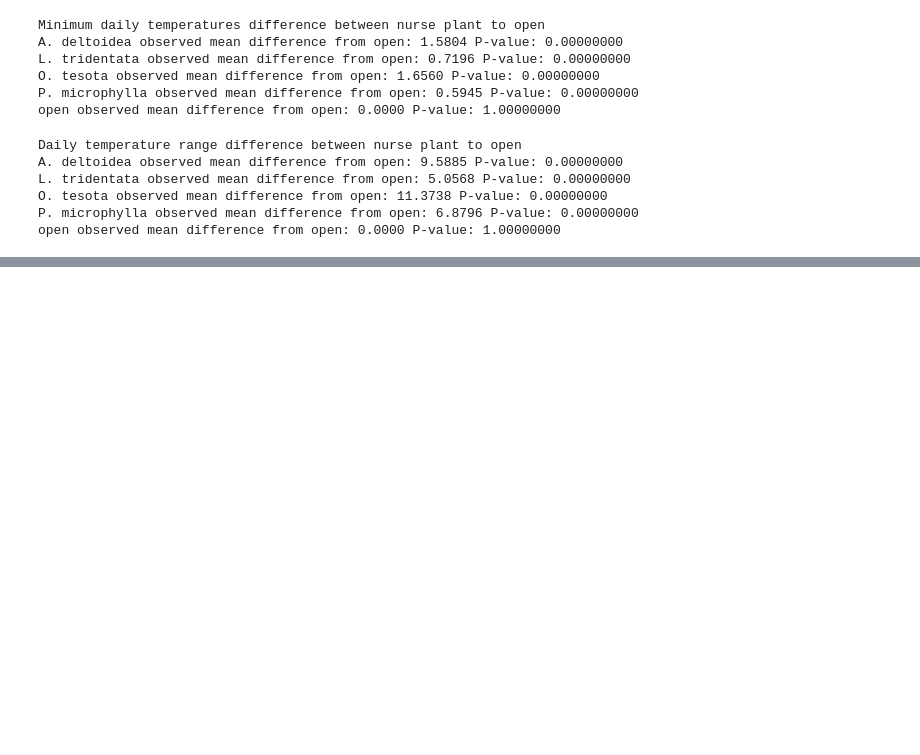
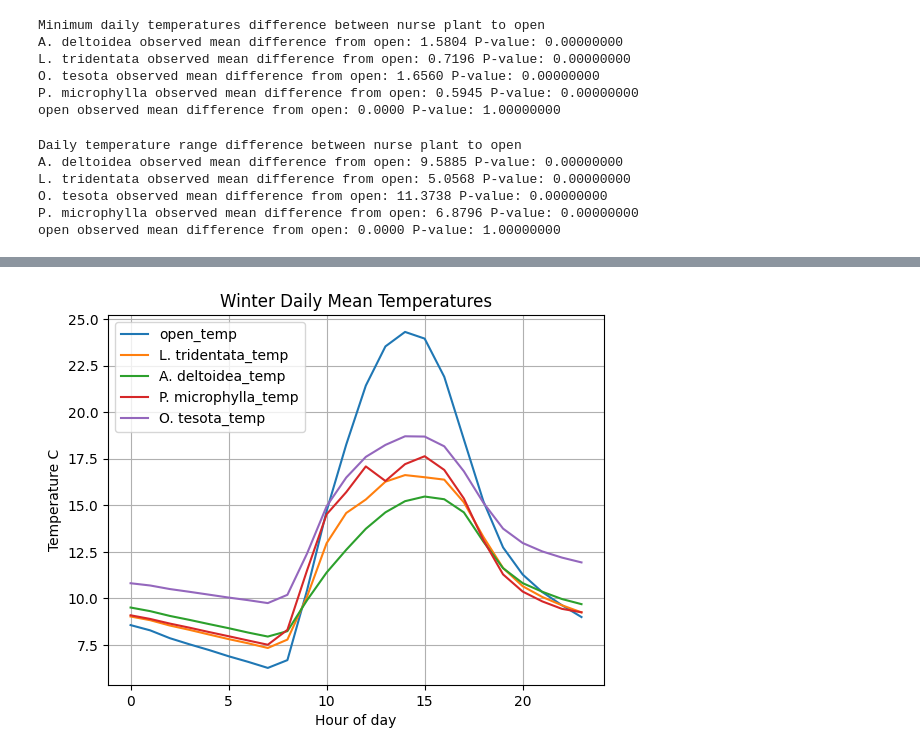
Before and after one commit to haberkornm/Nurse-plant-temperature-microclimates-, a Jupyter notebook: Nurse_plant_analysis.ipynb, the cells around one changed output, grey strips where cells are left out. Cells and saved outputs as stored; diff of their text form; code cells hidden in the pictures; blank space fills up the shorter version.

```diff
--- a/Nurse_plant_analysis.ipynb
+++ b/Nurse_plant_analysis.ipynb
@@ -377,0 +416,9 @@ open observed mean difference from open: 0.0000 P-value: 1.00000000
+# %%
+# Initialize IterativeImputer with a regressor (e.g., BayesianRidge)
+imputer = IterativeImputer(estimator=BayesianRidge(), max_iter=10, random_state=0)
+
+# Fit and transform the data
+X_imputed = imputer.fit_transform(wide_df)
+# %%
+X_imputed = pd.DataFrame(X_imputed)
+X_imputed.columns = wide_df.columns
@@ -377,0 +451,19 @@ open observed mean difference from open: 0.0000 P-value: 1.00000000
+# %%
+winter = pd.DataFrame(X_imputed[X_imputed.day_of_year <= 60])
+summer = pd.DataFrame(X_imputed[X_imputed.day_of_year >= 133])
+# %%
+day_winter = winter.groupby('hour').mean()
+day_summer = summer.groupby('hour').mean()
+day_winter.drop(columns = 'day_of_year', inplace = True)
+day_summer.drop(columns = 'day_of_year', inplace = True)
+# %%
+for i in day_winter.columns:
+    plt.plot(day_winter.index, day_winter[i], label = i)
+plt.grid()
+plt.title('Winter Daily Mean Temperatures')
+plt.ylabel('Temperature C')
+plt.xlabel('Hour of day')
+plt.legend()
+plt.show()
+# %% [output]
+[figure, added]
```
Also changed, not shown: parts of 9 cells of this notebook.
